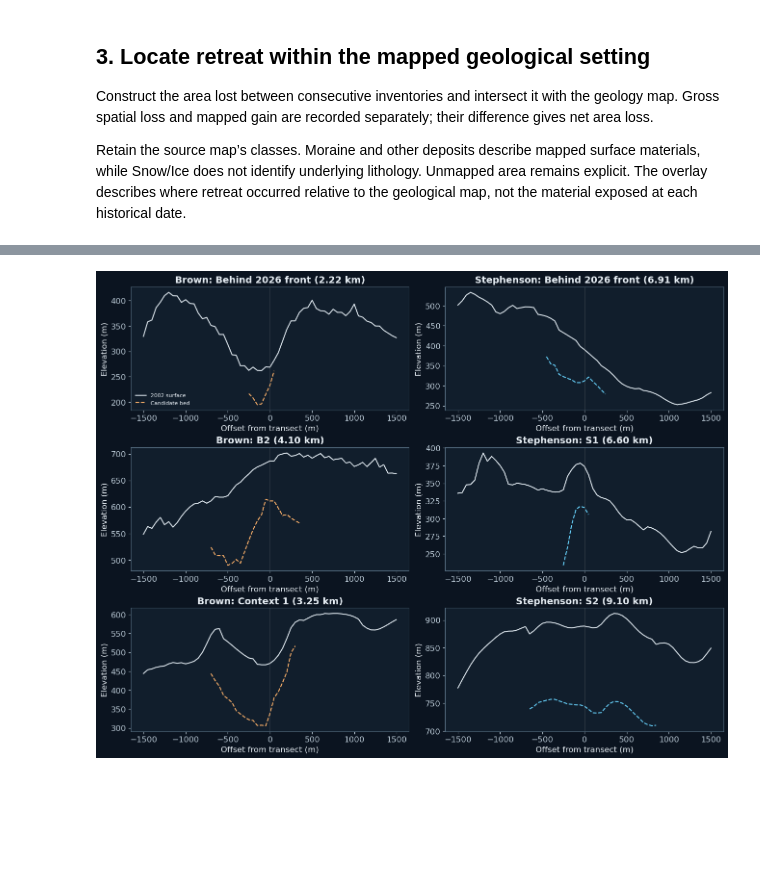
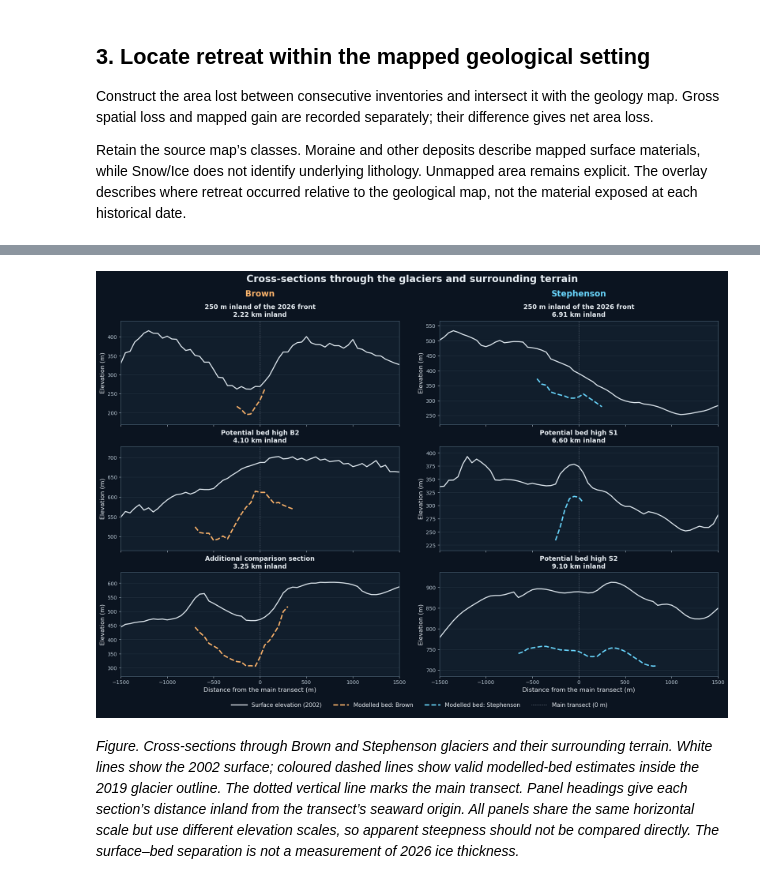
Before and after one commit to University-of-Tasmania-GPSS/AT3_Group2_2026, a Jupyter notebook: 08_Integration&Synthesis.ipynb, the cells around one changed output, grey strips where cells are left out. Cells and saved outputs as stored; diff of their text form; code cells hidden in the pictures; blank space fills up the shorter version.

```diff
--- a/08_Integration&Synthesis.ipynb
+++ b/08_Integration&Synthesis.ipynb
@@ -791,8 +1199,25 @@ or vertical separation as contemporary measured ice thickness.
 # %%
-## Inspect glacier cross-sections at candidate controls and the recent front ##
+## Inspect cross-sections near the recent front and potential bed highs ##
 
 glacier_sections = []
-fig, axes = plt.subplots(3, 2, figsize = (13, 10), layout = 'constrained')
+fig = plt.figure(figsize = (17, 12), layout = 'constrained')
+fig.suptitle('Cross-sections through the glaciers and surrounding terrain',
+    fontsize = 19, fontweight = 'semibold')
+grid = fig.add_gridspec(5, 2, height_ratios = [0.13, 1, 1, 1, 0.18])
+axes = np.empty((3, 2), dtype = object)
+
+for column, name in enumerate(names):
+    heading_ax = fig.add_subplot(grid[0, column])
+    heading_ax.axis('off')
+    heading_ax.text(0.5, 0.5, name, transform = heading_ax.transAxes,
+        ha = 'center', va = 'center', fontsize = 16,
+        fontweight = 'semibold', color = colours[name])
+    for row_number in range(3):
+        axes[row_number, column] = fig.add_subplot(grid[row_number + 1, column],
+            sharex = axes[0, column] if row_number else None)
+
+legend_ax = fig.add_subplot(grid[4, :])
+legend_ax.axis('off')
 
 for column, name in enumerate(names):
     line, p = transects[name], profiles[name]
@@ -800,38 +1225,69 @@ for column, name in enumerate(names):
     selected = [('Behind 2026 front', min(line.length - 100, front + 250))]
     ranked = candidates.loc[candidates.name_1.eq(name)].sort_values(
         'trials_with_nearby_high', ascending = False)
     options = [(row.candidate, row.distance_m) for row in ranked.itertuples()]
     supported_stations = p.loc[p.bed_m.notna(), 'distance_m']
 
     if len(supported_stations):
         options += [(f'Context {i + 1}', s)
             for i, s in enumerate(supported_stations.quantile([0.33, 0.67]))]
     for label, station in options:
         if len(selected) < 3 and all(abs(station - s) >= 300 for _, s in selected):
             selected.append((label, station))
 
     for row_number, ax in enumerate(axes[:, column]):
         if row_number >= len(selected):
             ax.set_visible(False)
             continue
         label, station = selected[row_number]
         offsets = np.arange(-1500, 1501, 50)
         xy = transect_xy(line, [station], offsets)[0]
         surface_values, _ = sample_raster(raster_paths['surface'], xy)
         bed_values, _ = sample_raster(raster_paths['bed'], xy, get_outline(name, 2019))
         glacier_sections.append(pd.DataFrame({'name_1': name, 'section': label, 'distance_m': station,
             'offset_m': offsets, 'E': xy[:, 0], 'N': xy[:, 1],
             'surface_m': surface_values, 'bed_m': bed_values}))
-        ax.plot(offsets, surface_values, color = '#DDE6ED', label = '2002 surface')
-        ax.plot(offsets, bed_values, '--', color = colours[name], label = 'Candidate bed')
-        ax.axvline(0, color = 'grey', linewidth = 0.6)
-        ax.set(title = f'{name}: {label} ({station / 1000:.2f} km)',
-            xlabel = 'Offset from transect (m)', ylabel = 'Elevation (m)')
+        ax.plot(offsets, surface_values, color = '#DDE6ED', linewidth = 2)
+        ax.plot(offsets, bed_values, '--', color = colours[name], linewidth = 2.5)
+        ax.axvline(0, color = '#AAB4C3', linestyle = ':',
+            linewidth = 0.9, alpha = 0.8)
 
-axes[0, 0].legend(fontsize = 8)
+        if label == 'Behind 2026 front':
+            panel_title = '250 m inland of the 2026 front'
+        elif label.startswith('Context'):
+            panel_title = 'Additional comparison section'
+        else:
+            panel_title = f'Potential bed high {label}'
+
+        ax.set_title(f'{panel_title}\n{station / 1000:.2f} km inland',
+            fontsize = 12.5, pad = 8)
+        ax.set_ylabel('Elevation (m)')
+        ax.set_xlim(-1500, 1500)
+        ax.set_xticks(np.arange(-1500, 1501, 500))
+        ax.margins(y = 0.12)
+        ax.grid(axis = 'y', alpha = 0.15)
+        ax.tick_params(labelsize = 10)
+        if row_number == len(selected) - 1:
+            ax.set_xlabel('Distance from the main transect (m)')
+        else:
+            ax.tick_params(axis = 'x', labelbottom = False)
+
+legend_handles = [
+    Line2D([0], [0], color = '#DDE6ED', linewidth = 2,
+        label = 'Surface elevation (2002)'),
+    Line2D([0], [0], color = colours['Brown'], linestyle = '--', linewidth = 2.5,
+        label = 'Modelled bed: Brown'),
+    Line2D([0], [0], color = colours['Stephenson'], linestyle = '--', linewidth = 2.5,
+        label = 'Modelled bed: Stephenson'),
+    Line2D([0], [0], color = '#AAB4C3', linestyle = ':', linewidth = 0.9,
+        label = 'Main transect (0 m)')]
+legend_ax.legend(handles = legend_handles, loc = 'center',
+    ncol = 4, fontsize = 11, handlelength = 2.8, columnspacing = 2)
 glacier_cross_sections = pd.concat(glacier_sections, ignore_index = True)
 glacier_cross_sections.to_csv(synthesis_dir / 'glacier_cross_sections.csv', index = False)
 save_figure(fig, '04d_glacier_cross_sections')
 # %% [output]
-[figure, old version]
+[figure, new version]
+# %% [markdown]
+*Figure. Cross-sections through Brown and Stephenson glaciers and their surrounding terrain. White lines show the 2002 surface; coloured dashed lines show valid modelled-bed estimates inside the 2019 glacier outline. The dotted vertical line marks the main transect. Panel headings give each section’s distance inland from the transect’s seaward origin. All panels share the same horizontal scale but use different elevation scales, so apparent steepness should not be compared directly. The surface–bed separation is not a measurement of 2026 ice thickness.*
 # %% [markdown]
```
Also changed, not shown: parts of 51 cells of this notebook, 17 other files.
